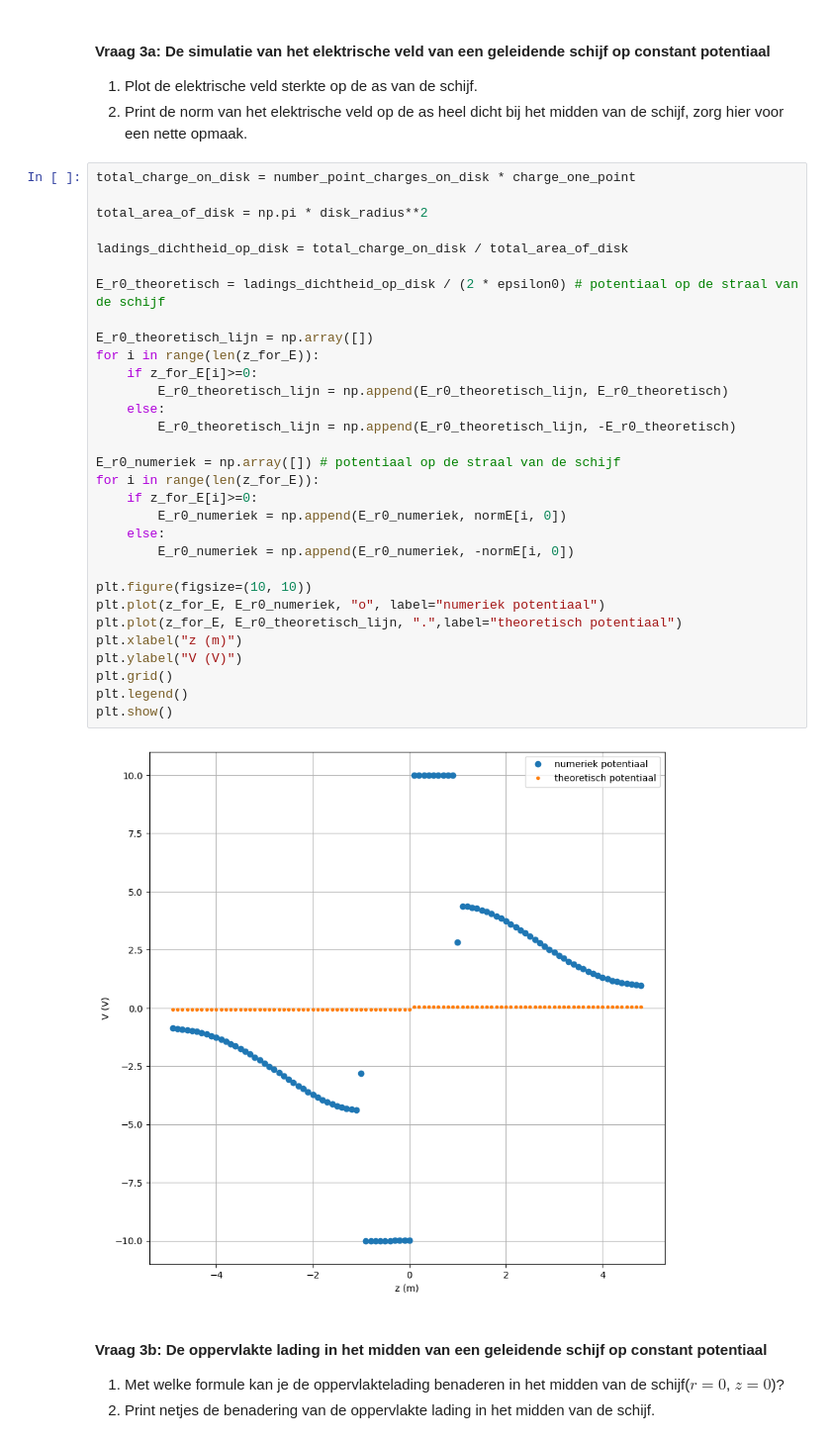
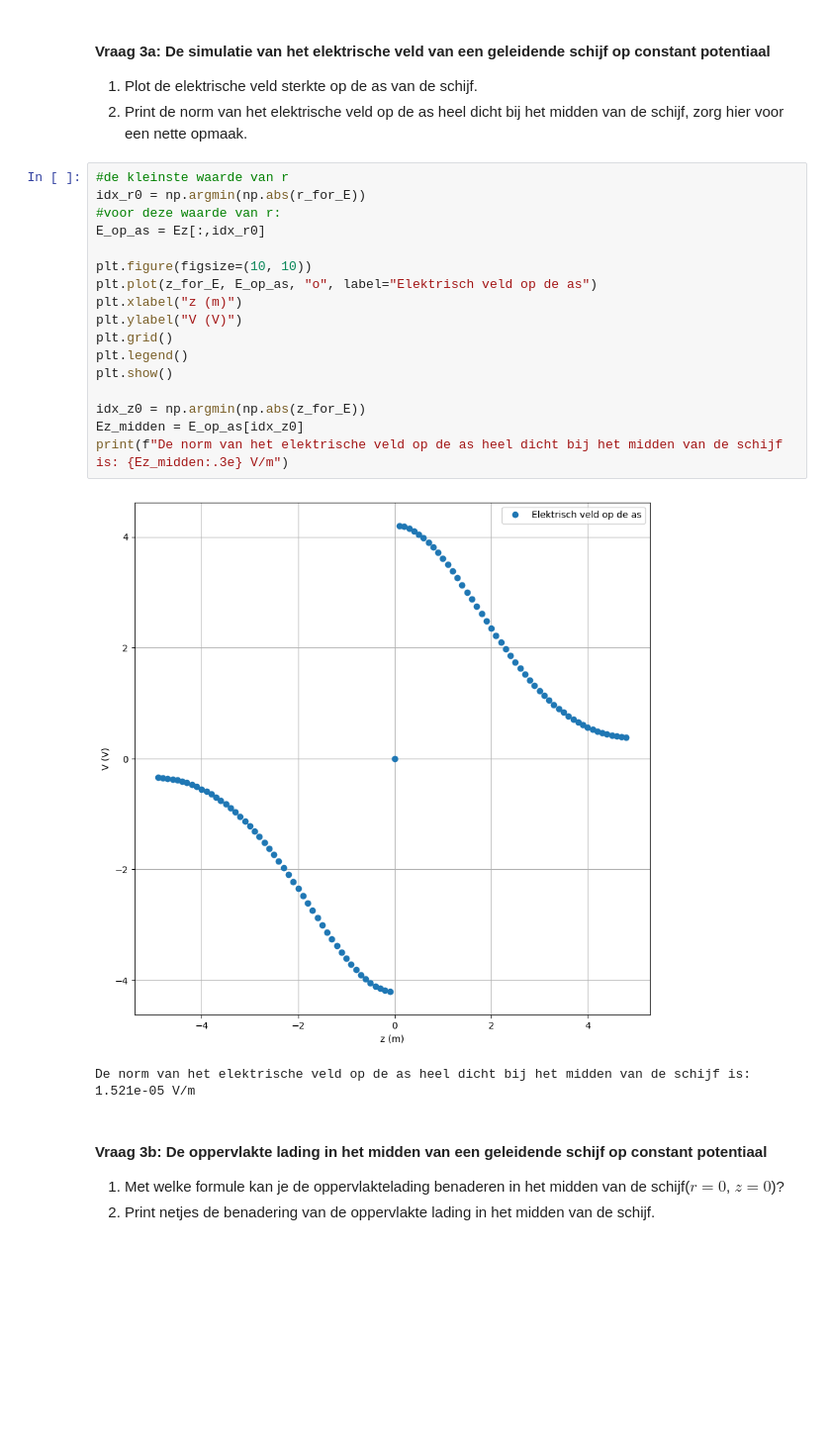
Before and after one commit to Spaantje5/opdrachten-DEF-D, a Jupyter notebook: DigitaleOntwerpopdrachten/1CondensatorOpdracht/CondensatorOntwerpopdracht.ipynb, the cells around one changed output. Shown at 99% size. Cells and saved outputs as stored; diff of their text form; blank space fills up the shorter version.

```diff
--- a/DigitaleOntwerpopdrachten/1CondensatorOpdracht/CondensatorOntwerpopdracht.ipynb
+++ b/DigitaleOntwerpopdrachten/1CondensatorOpdracht/CondensatorOntwerpopdracht.ipynb
@@ -450,38 +448,25 @@ plot_results_disk(Ez, Er, normE, V, r, z, grid_step, disk_radius, z_pos_disk1, z
 1. Plot de elektrische veld sterkte op de as van de schijf.
 2. Print de norm van het elektrische veld op de as heel dicht bij het midden van de schijf, zorg hier voor een nette opmaak.
 # %%
-total_charge_on_disk = number_point_charges_on_disk * charge_one_point
-
-total_area_of_disk = np.pi * disk_radius**2
-
-ladings_dichtheid_op_disk = total_charge_on_disk / total_area_of_disk
-
-E_r0_theoretisch = ladings_dichtheid_op_disk / (2 * epsilon0) # potentiaal op de straal van de schijf
-
-E_r0_theoretisch_lijn = np.array([])
-for i in range(len(z_for_E)):
-    if z_for_E[i]>=0:
-        E_r0_theoretisch_lijn = np.append(E_r0_theoretisch_lijn, E_r0_theoretisch)
-    else:
-        E_r0_theoretisch_lijn = np.append(E_r0_theoretisch_lijn, -E_r0_theoretisch)
-
-E_r0_numeriek = np.array([]) # potentiaal op de straal van de schijf
-for i in range(len(z_for_E)):
-    if z_for_E[i]>=0:
-        E_r0_numeriek = np.append(E_r0_numeriek, normE[i, 0])
-    else:
-        E_r0_numeriek = np.append(E_r0_numeriek, -normE[i, 0])
+#de kleinste waarde van r
+idx_r0 = np.argmin(np.abs(r_for_E))
+#voor deze waarde van r:
+E_op_as = Ez[:,idx_r0]
 
 plt.figure(figsize=(10, 10))
-plt.plot(z_for_E, E_r0_numeriek, "o", label="numeriek potentiaal")
-plt.plot(z_for_E, E_r0_theoretisch_lijn, ".",label="theoretisch potentiaal")
+plt.plot(z_for_E, E_op_as, "o", label="Elektrisch veld op de as")
 plt.xlabel("z (m)")
 plt.ylabel("V (V)")
 plt.grid()
 plt.legend()
 plt.show()
+
+idx_z0 = np.argmin(np.abs(z_for_E))
+Ez_midden = E_op_as[idx_z0]
+print(f"De norm van het elektrische veld op de as heel dicht bij het midden van de schijf is: {Ez_midden:.3e} V/m")
 # %% [output]
-[figure, old version]
+[figure, new version]
+De norm van het elektrische veld op de as heel dicht bij het midden van de schijf is: 1.521e-05 V/m
 # %% [markdown]
 #### Vraag 3b: De oppervlakte lading in het midden van een geleidende schijf op constant potentiaal
 
```
Also changed, not shown: parts of 5 cells of this notebook.
